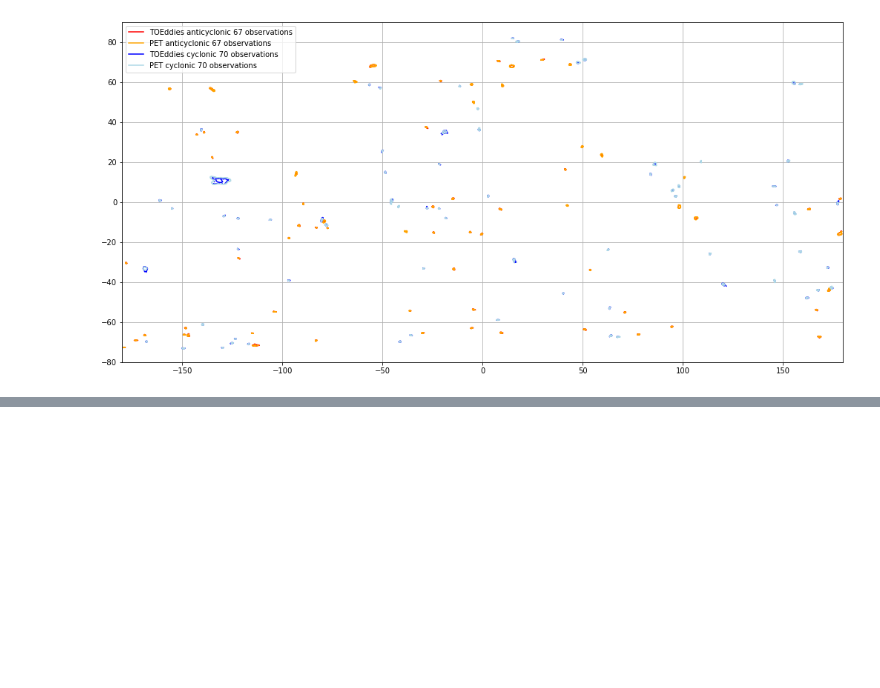
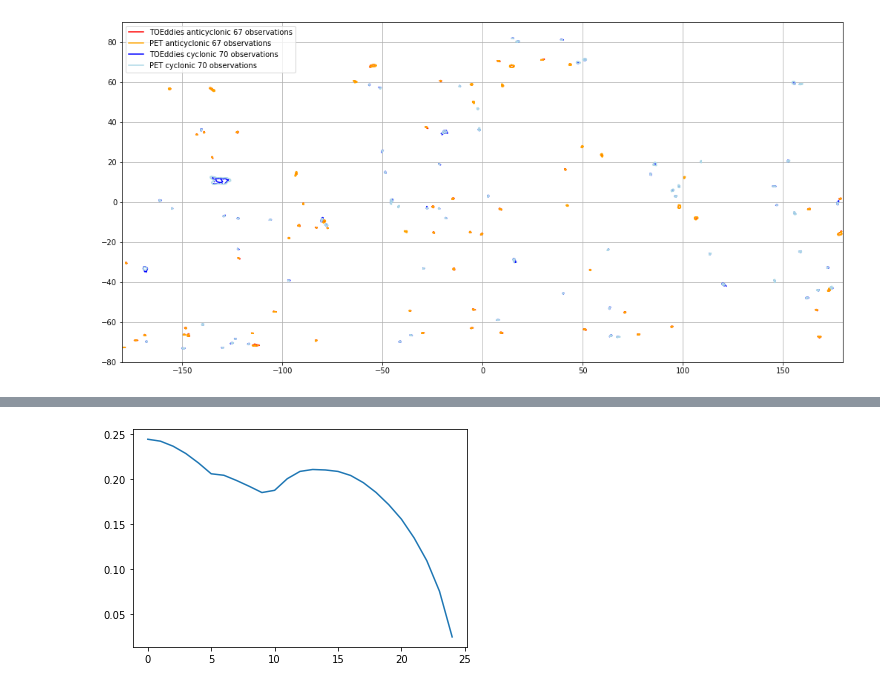
Before and after one commit to py-eddy/eddy_data_bench, a Jupyter notebook: 20210318_TOEddies_and_PET.ipynb, the cells around one changed output, grey strips where cells are left out. Drawn from its saved outputs; the diff is of its cells as text; code cells hidden in the pictures; blank space fills up the shorter version.

```diff
--- a/20210318_TOEddies_and_PET.ipynb
+++ b/20210318_TOEddies_and_PET.ipynb
@@ -161,0 +180,6 @@ ax.grid()
+# %%
+eddy = c_PET_intermediate.extract_with_area(dict(llcrnrlon=223, urcrnrlon=235, llcrnrlat=8, urcrnrlat=15))
+# %%
+_ = plt.plot(eddy.uavg_profile.T)
+# %% [output]
+[figure, added]
```
Also changed, not shown: parts of 3 cells of this notebook.
